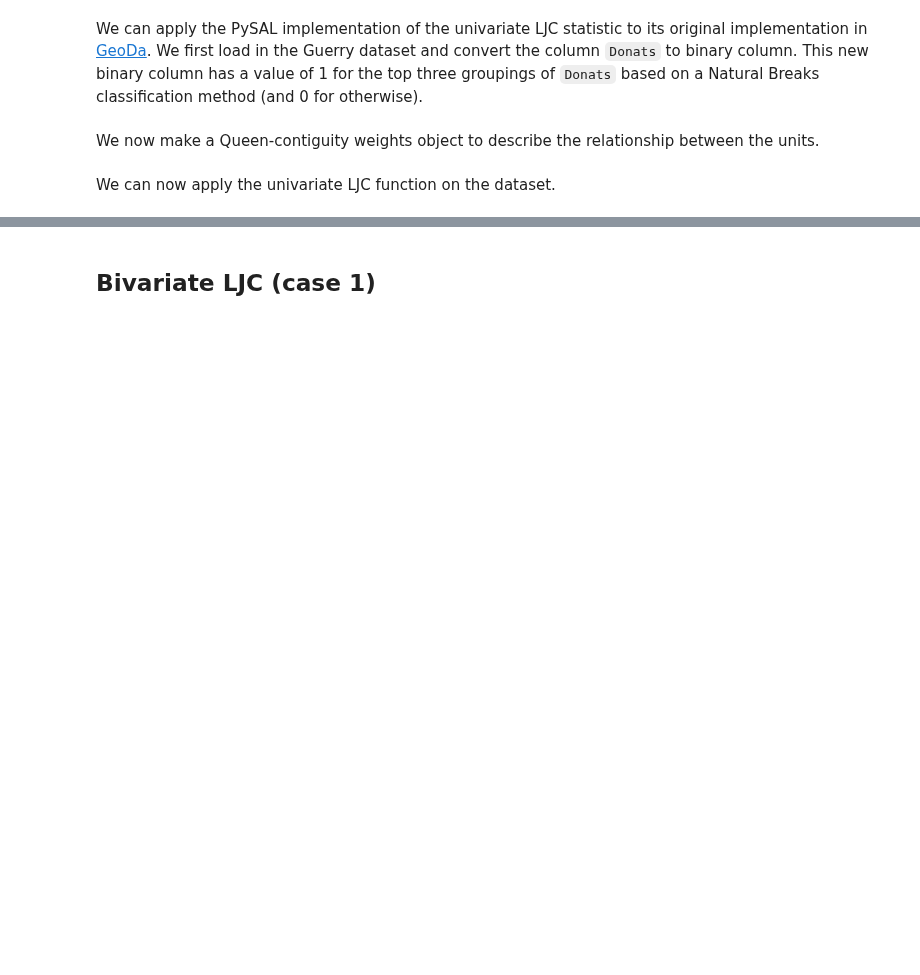
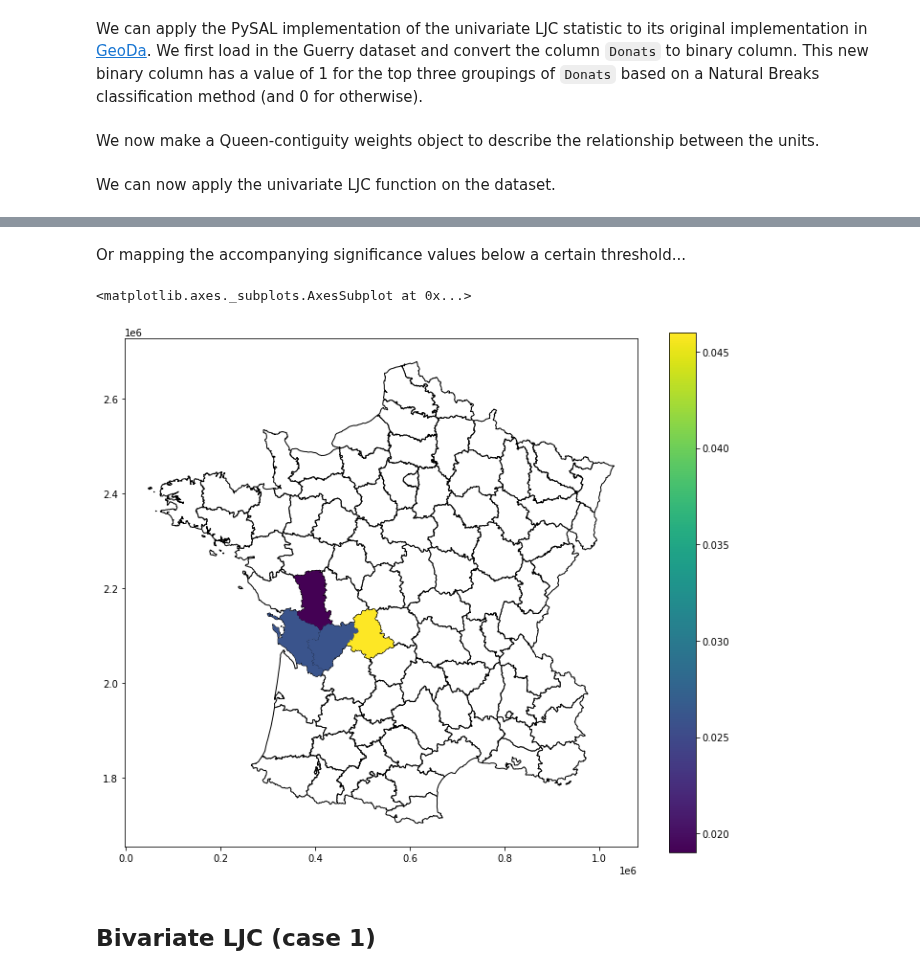
Before and after one commit to jeffcsauer/GSOC2020, a Jupyter notebook: docs/localjoincounts.ipynb, the cells around one changed output, grey strips where cells are left out. Saved outputs shown, nothing was run; the diff lists cells and outputs as text; code cells hidden in the pictures; blank space fills up the shorter version.

```diff
--- a/docs/localjoincounts.ipynb
+++ b/docs/localjoincounts.ipynb
@@ -55,2 +85,17 @@ array([  nan,   nan,   nan,   nan,   nan,   nan,   nan,   nan,   nan,
+# %% [markdown]
+Or mapping the accompanying significance values below a certain threshold...
+# %%
+import numpy
+guerry_ds['LJC_UNI_p_sim_sig'] = numpy.nan
+guerry_ds.loc[(guerry_ds['LJC_UNI_p_sim'] <= 0.05), 'LJC_UNI_p_sim_sig'] = guerry_ds['LJC_UNI_p_sim']
+
+import matplotlib.pyplot as plt
+fig,ax = plt.subplots(figsize=(12,10), subplot_kw={'aspect':'equal'})
+guerry_ds.plot(color='white', edgecolor='black', ax=ax)
+guerry_ds.plot(column='LJC_UNI_p_sim_sig',
+               legend=True, ax=ax)
+# %% [output]
+<matplotlib.axes._subplots.AxesSubplot at 0x...>
+[figure, added]
 # %% [markdown]
 ## Bivariate LJC (case 1)
```
Also changed, not shown: parts of 38 cells of this notebook, 3 other files.
